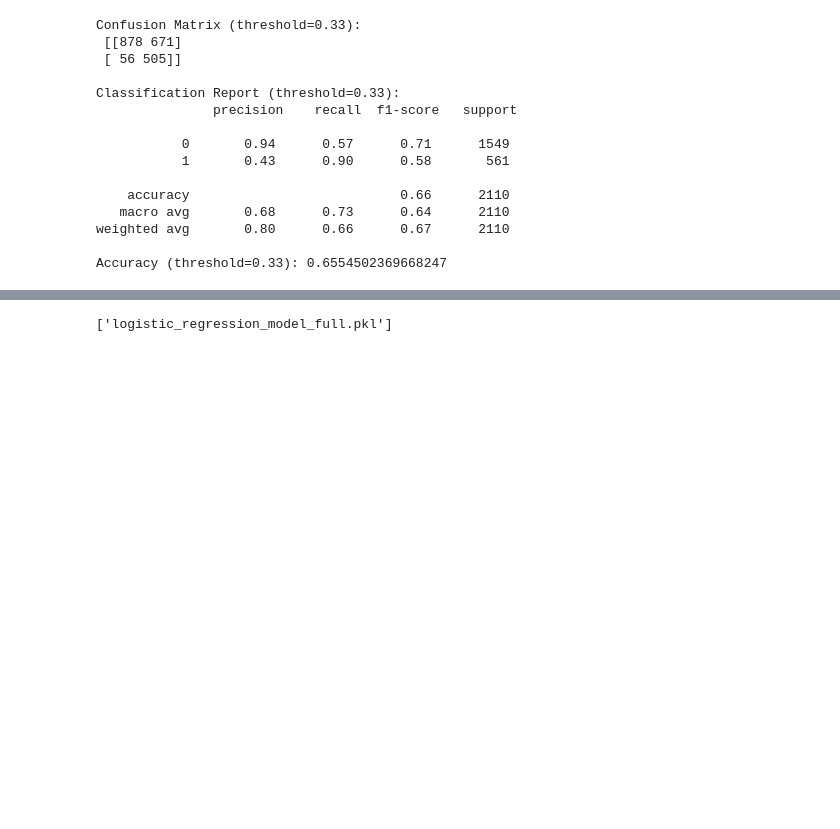
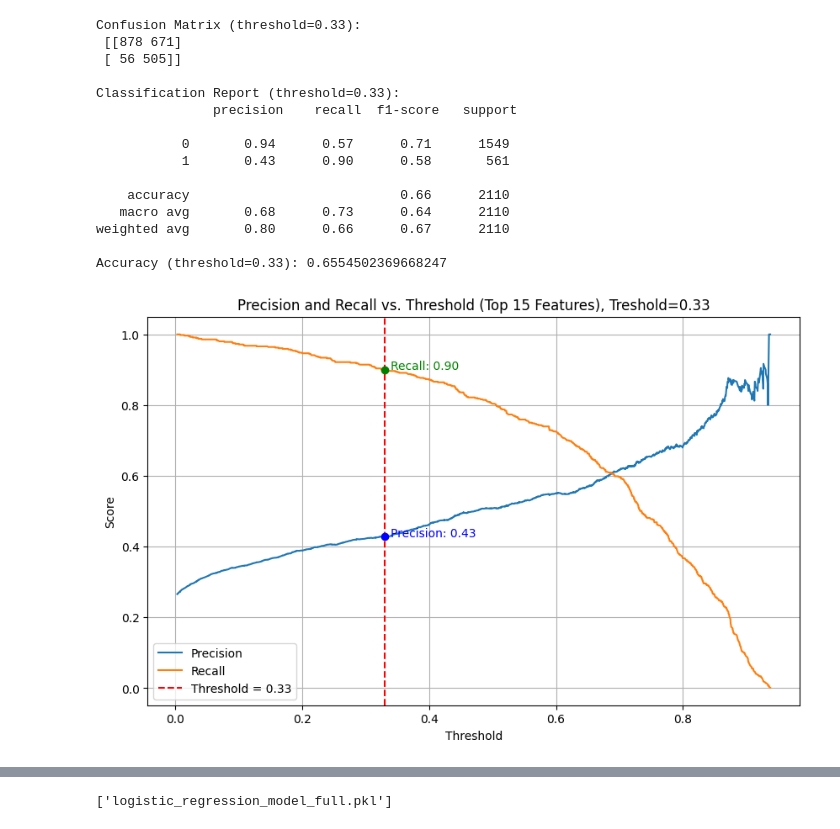
Before and after one commit to jhovanisabuchi/Churn-Detector, a Jupyter notebook: notebooks/logisticregression.ipynb, the cells around one changed output, grey strips where cells are left out. Cells and saved outputs as stored; diff of their text form; code cells hidden in the pictures; blank space fills up the shorter version.

```diff
--- a/notebooks/logisticregression.ipynb
+++ b/notebooks/logisticregression.ipynb
@@ -5,7 +5,7 @@ from sklearn.linear_model import LogisticRegression
 from sklearn.metrics import confusion_matrix, classification_report, accuracy_score
 import seaborn as sns
 # %%
-df = pd.read_csv(r"C:\Users\johnk\customer churn prediction\Data\processed_data.csv")
+df = pd.read_csv(r"C:\Users\johnk\customer churn prediction\Retention-Predictor\Data\processed_data.csv")
 df.head()
 # %% [output]
 |  | gender | SeniorCitizen | Partner | Dependents | tenure | PhoneService | MultipleLines | OnlineSecurity | ... |
@@ -342,3 +342,29 @@ Classification Report (threshold=0.33):
 weighted avg       0.80      0.66      0.67      2110
 
 Accuracy (threshold=0.33): 0.6554502369668247
+# %%
+from sklearn.metrics import precision_recall_curve
+import matplotlib.pyplot as plt
+
+precision, recall, thresholds = precision_recall_curve(y_test, y_probs_top)
+
+plt.figure(figsize=(10,6))
+plt.plot(thresholds, precision[:-1], label="Precision")
+plt.plot(thresholds, recall[:-1], label="Recall")
+
+# Highlight threshold = 0.33
+thresh_033_idx = (np.abs(thresholds - 0.33)).argmin()
+plt.axvline(x=0.33, color='red', linestyle='--', label='Threshold = 0.33')
+plt.scatter([0.33], [precision[thresh_033_idx]], color='blue', zorder=5)
+plt.scatter([0.33], [recall[thresh_033_idx]], color='green', zorder=5)
+plt.text(0.34, precision[thresh_033_idx], f"Precision: {precision[thresh_033_idx]:.2f}", color='blue')
+plt.text(0.34, recall[thresh_033_idx], f"Recall: {recall[thresh_033_idx]:.2f}", color='green')
+
+plt.xlabel("Threshold")
+plt.ylabel("Score")
+plt.title("Precision and Recall vs. Threshold (Top 15 Features), Treshold=0.33")
+plt.legend()
+plt.grid(True)
+plt.show()
+# %% [output]
+[figure, added]
```
Also changed, not shown: parts of 2 cells of this notebook, 1 other file.
